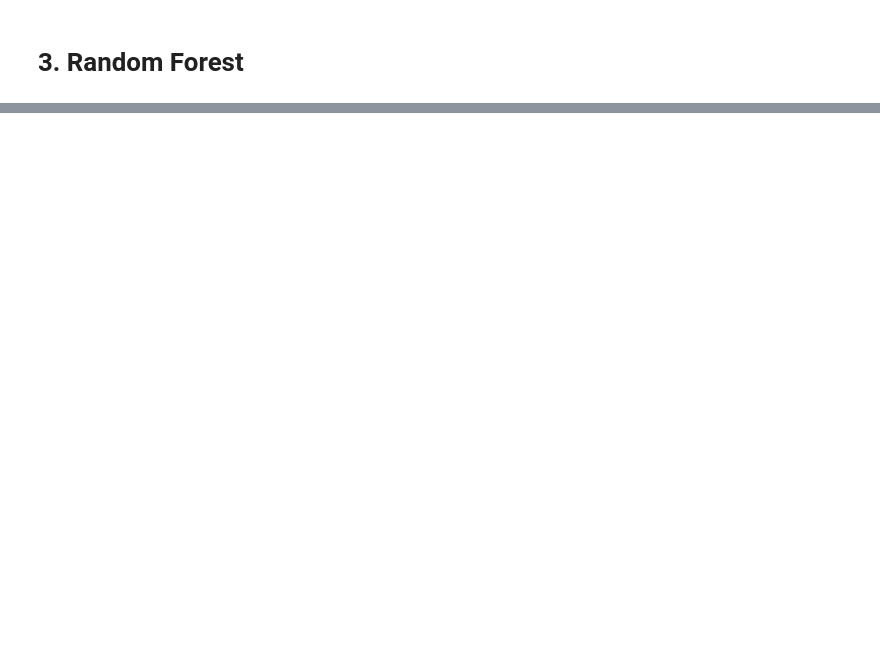
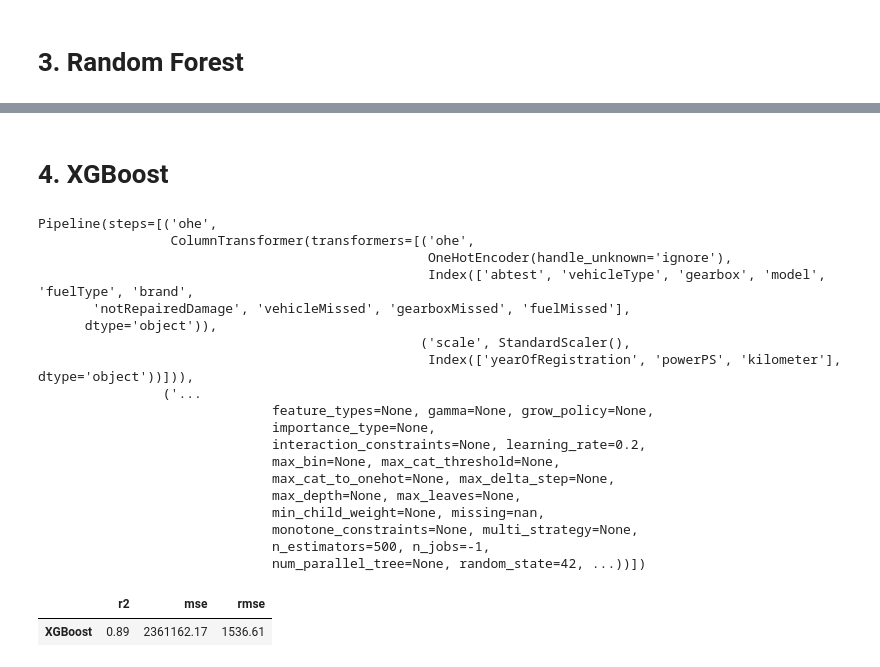
Before and after one commit to MavrinaAA/cars, a Jupyter notebook: cars.ipynb, the cells around one changed output, grey strips where cells are left out. Cells and saved outputs as stored; diff of their text form; code cells hidden in the pictures; blank space fills up the shorter version.

```diff
--- a/cars.ipynb
+++ b/cars.ipynb
@@ -492,0 +594,54 @@ RMSE: 2310.9510485575784
+# %% [markdown]
+# 4. XGBoost
+# %%
+from xgboost import XGBRegressor
+
+regressor = XGBRegressor(
+    n_estimators=500,
+    learning_rate=0.2,
+    n_jobs=-1,
+    random_state=42
+)
+
+column_transformer = ColumnTransformer([
+    ('ohe', OneHotEncoder(handle_unknown="ignore"), categorical),
+    ('scale', StandardScaler(), numeric)
+])
+
+pipeline = Pipeline(steps=[
+    ('ohe', column_transformer),
+    ('regression', regressor)
+])
+
+pipeline.fit(X_train, y_train)
+y_pred = pipeline.predict(X_test)
+
+df_metrics.loc['XGBoost'] = np.round([
+    r2_score(y_test, y_pred),
+    mean_squared_error(y_test, y_pred),
+    np.sqrt(mean_squared_error(y_test, y_pred))
+],2)
+
+df_metrics.loc[['XGBoost']]
+# %% [output]
+Pipeline(steps=[('ohe',
+                 ColumnTransformer(transformers=[('ohe',
+                                                  OneHotEncoder(handle_unknown='ignore'),
+                                                  Index(['abtest', 'vehicleType', 'gearbox', 'model', 'fuelType', 'brand',
+       'notRepairedDamage', 'vehicleMissed', 'gearboxMissed', 'fuelMissed'],
+      dtype='object')),
+                                                 ('scale', StandardScaler(),
+                                                  Index(['yearOfRegistration', 'powerPS', 'kilometer'], dtype='object'))])),
+                ('...
+                              feature_types=None, gamma=None, grow_policy=None,
+                              importance_type=None,
+                              interaction_constraints=None, learning_rate=0.2,
+                              max_bin=None, max_cat_threshold=None,
+                              max_cat_to_onehot=None, max_delta_step=None,
+                              max_depth=None, max_leaves=None,
+                              min_child_weight=None, missing=nan,
+                              monotone_constraints=None, multi_strategy=None,
+                              n_estimators=500, n_jobs=-1,
+                              num_parallel_tree=None, random_state=42, ...))])
+|  | r2 | mse | rmse |
+| XGBoost | 0.89 | 2361162.17 | 1536.61 |
```
Also changed, not shown: parts of 16 cells of this notebook.
